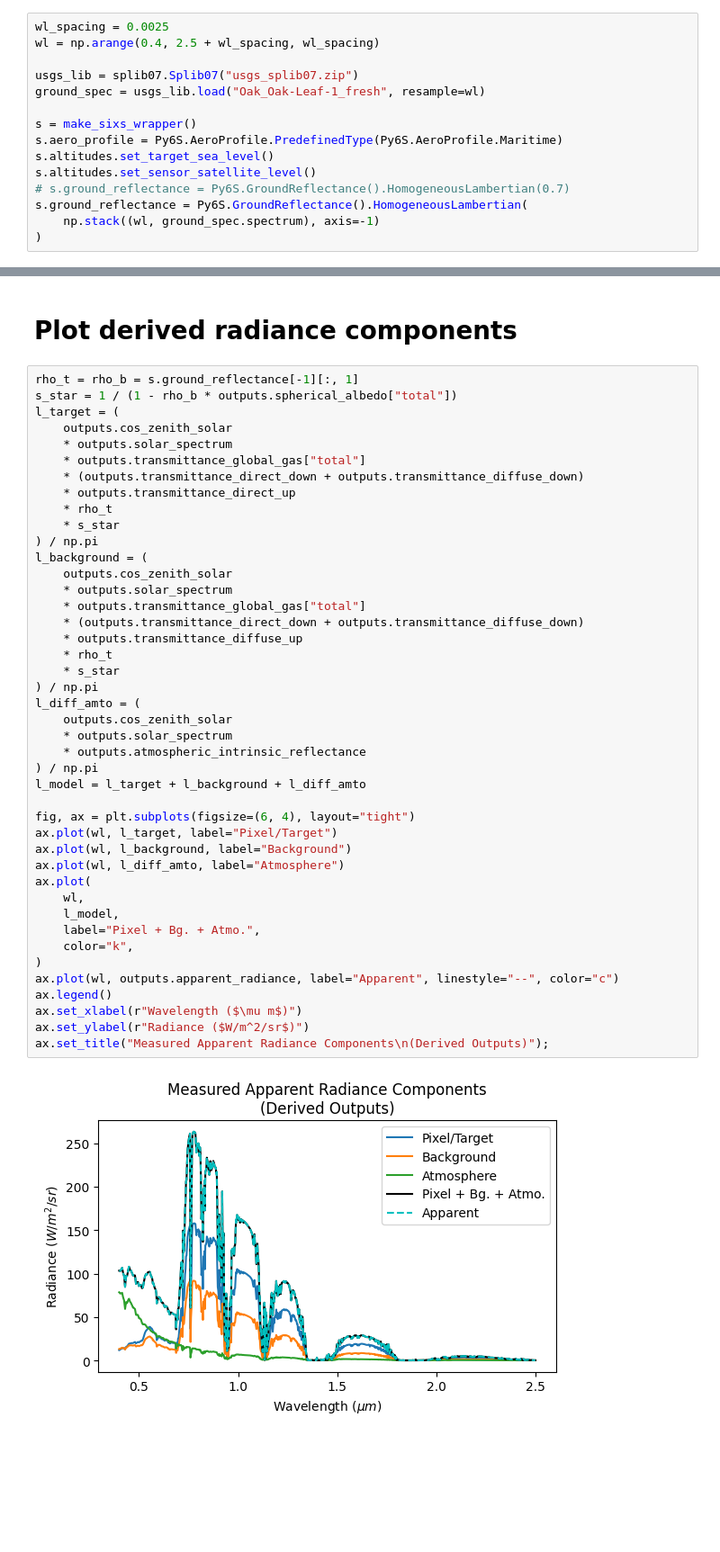
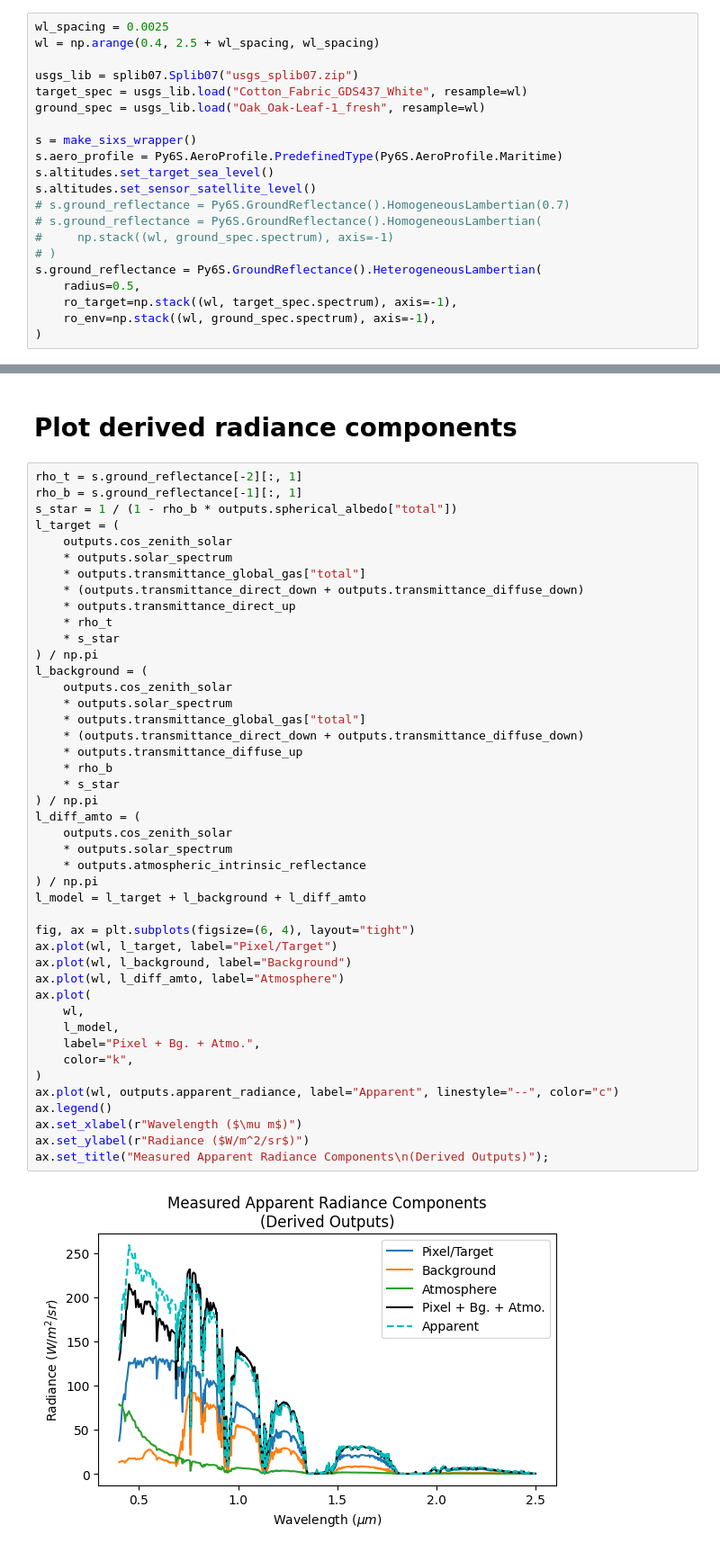
Before and after one commit to brianschubert/rtm-wrapper, a Jupyter notebook: notebooks/examples.ipynb, the cells around one changed output, grey strips where cells are left out. Shown: that part at 90% size. Drawn from its saved outputs; the diff is of its cells as text; blank space fills up the shorter version.

Commit message:
Use heterogeneous ground reflectance in example

```diff
--- a/notebooks/examples.ipynb
+++ b/notebooks/examples.ipynb
@@ -14,6 +14,7 @@ wl_spacing = 0.0025
 wl = np.arange(0.4, 2.5 + wl_spacing, wl_spacing)
 
 usgs_lib = splib07.Splib07("usgs_splib07.zip")
+target_spec = usgs_lib.load("Cotton_Fabric_GDS437_White", resample=wl)
 ground_spec = usgs_lib.load("Oak_Oak-Leaf-1_fresh", resample=wl)
 
 s = make_sixs_wrapper()
@@ -21,8 +22,13 @@ s.aero_profile = Py6S.AeroProfile.PredefinedType(Py6S.AeroProfile.Maritime)
 s.altitudes.set_target_sea_level()
 s.altitudes.set_sensor_satellite_level()
 # s.ground_reflectance = Py6S.GroundReflectance().HomogeneousLambertian(0.7)
-s.ground_reflectance = Py6S.GroundReflectance().HomogeneousLambertian(
-    np.stack((wl, ground_spec.spectrum), axis=-1)
+# s.ground_reflectance = Py6S.GroundReflectance().HomogeneousLambertian(
+#     np.stack((wl, ground_spec.spectrum), axis=-1)
+# )
+s.ground_reflectance = Py6S.GroundReflectance().HeterogeneousLambertian(
+    radius=0.5,
+    ro_target=np.stack((wl, target_spec.spectrum), axis=-1),
+    ro_env=np.stack((wl, ground_spec.spectrum), axis=-1),
 )
 # %% [markdown]
 # Run experiment
@@ -60,7 +66,8 @@ ax.set_title("Measured Apparent Radiance Components\n(Direct Outputs)");
 # %% [markdown]
 # Plot derived radiance components
 # %%
-rho_t = rho_b = s.ground_reflectance[-1][:, 1]
+rho_t = s.ground_reflectance[-2][:, 1]
+rho_b = s.ground_reflectance[-1][:, 1]
 s_star = 1 / (1 - rho_b * outputs.spherical_albedo["total"])
 l_target = (
     outputs.cos_zenith_solar
@@ -75,32 +82,32 @@ l_background = (
     outputs.cos_zenith_solar
     * outputs.solar_spectrum
     * outputs.transmittance_global_gas["total"]
     * (outputs.transmittance_direct_down + outputs.transmittance_diffuse_down)
     * outputs.transmittance_diffuse_up
-    * rho_t
+    * rho_b
     * s_star
 ) / np.pi
 l_diff_amto = (
     outputs.cos_zenith_solar
     * outputs.solar_spectrum
     * outputs.atmospheric_intrinsic_reflectance
 ) / np.pi
 l_model = l_target + l_background + l_diff_amto
 
 fig, ax = plt.subplots(figsize=(6, 4), layout="tight")
 ax.plot(wl, l_target, label="Pixel/Target")
 ax.plot(wl, l_background, label="Background")
 ax.plot(wl, l_diff_amto, label="Atmosphere")
 ax.plot(
     wl,
     l_model,
     label="Pixel + Bg. + Atmo.",
     color="k",
 )
 ax.plot(wl, outputs.apparent_radiance, label="Apparent", linestyle="--", color="c")
 ax.legend()
 ax.set_xlabel(r"Wavelength ($\mu m$)")
 ax.set_ylabel(r"Radiance ($W/m^2/sr$)")
 ax.set_title("Measured Apparent Radiance Components\n(Derived Outputs)");
 # %% [output]
-[figure, old version]
+[figure, new version]
```
Also changed, not shown: parts of 1 cell of this notebook.
